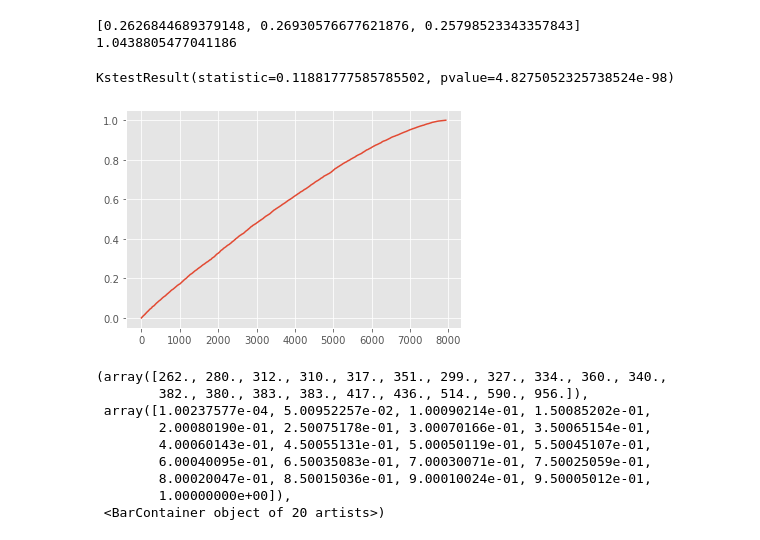
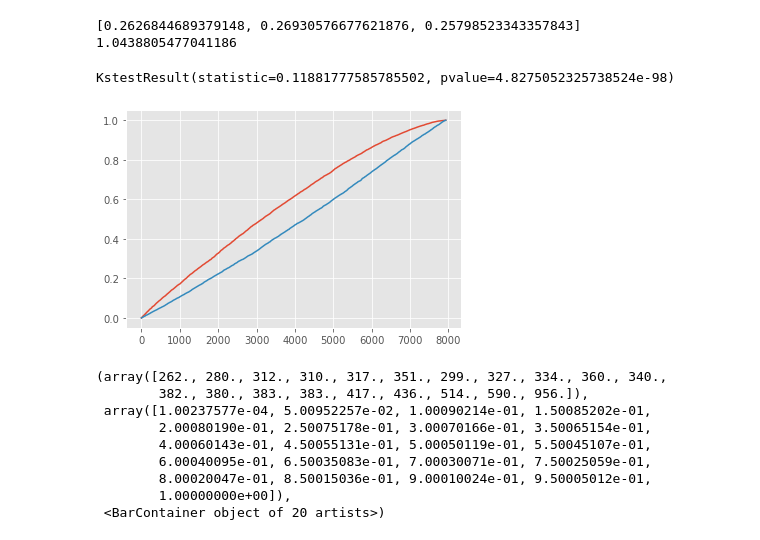
Before and after one commit to kiwymic/MLB-data-analysis, a Jupyter notebook: MLB career analysis.ipynb, the cells around one changed output. Cells and saved outputs as stored; diff of their text form; code cells hidden in the pictures.

```diff
--- a/MLB career analysis.ipynb
+++ b/MLB career analysis.ipynb
@@ -218,13 +221,16 @@ for i in range(MenOn_comp.shape[0]):
     p_MenOn_3.append(res3);
 # %%
 test = sorted(p_MenOn_2)
+test2 = sorted(p_MenOn_3)
 plt.plot(test)
+plt.plot(test2)
+plt.show
 
 stats.kstest(test, stats.uniform(loc=0.0).cdf) #
 # This means that the null hypothesis should be rejected... But wait?
 # %% [output]
 KstestResult(statistic=0.11881777585785502, pvalue=4.8275052325738524e-98)
-[figure, old version]
+[figure, new version]
 # %%
 plt.hist(test, bins = 20, color = "#b241e9")
 # %% [output]
```
Also changed, not shown: parts of 65 cells of this notebook, 1 other file.
